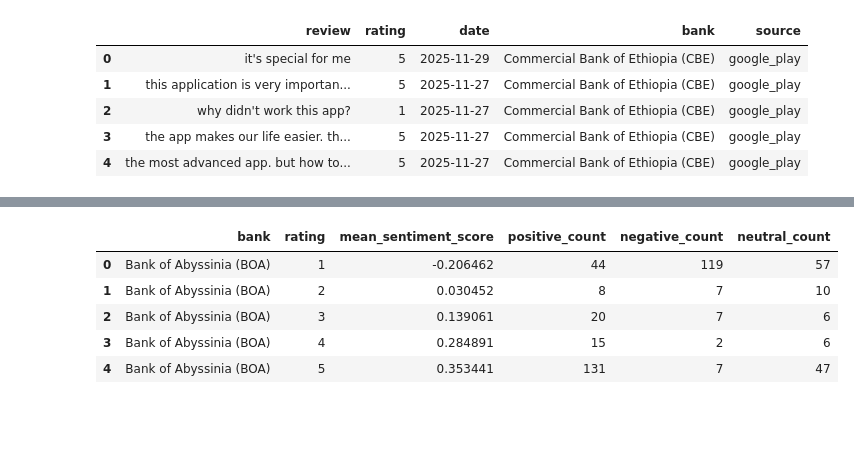
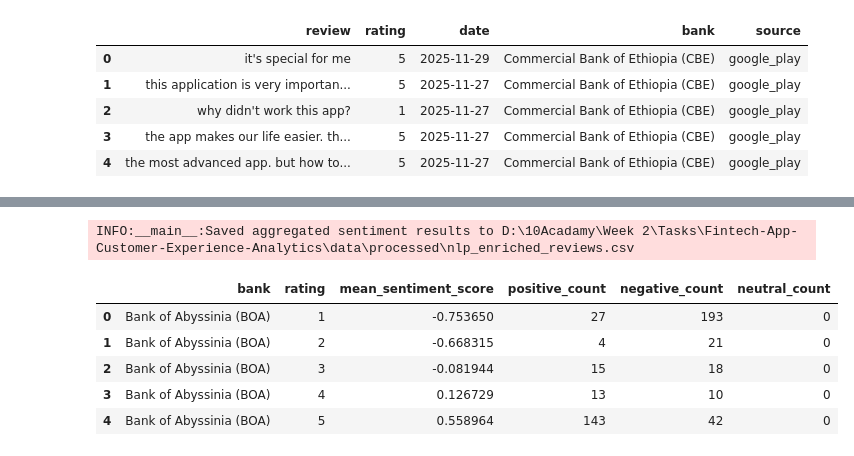
Before and after one commit to tib-dev/Fintech-App-Customer-Experience-Analytics, a Jupyter notebook: notebooks/analysis/sentiment.ipynb, the cells around one changed output, grey strips where cells are left out. Drawn from its saved outputs; the diff is of its cells as text; code cells hidden in the pictures; blank space fills up the shorter version.

Commit message:
update sentiment analysis

```diff
--- a/notebooks/analysis/sentiment.ipynb
+++ b/notebooks/analysis/sentiment.ipynb
@@ -118,0 +81,10 @@ INFO:__main__:Theme mapping complete
+# %%
+# Extract manual rules from YAML
+theme_rules = nlp_cfg["themes"].get("rules", [])
+
+# Build a dict like theme_map
+theme_map = {rule["name"]: rule["keywords"] for rule in theme_rules}
+
+compiled_map = compile_keyword_patterns(theme_map)
+
+logger.info("Compiled theme patterns from YAML")
@@ -218,14 +161,24 @@ INFO:__main__:Saved reviews with themes to D:\10Acadamy\Week 2\Tasks\Fintech-App
-# %%
-agg_df = aggregate_sentiment(df, group_cols=nlp_cfg['sentiment'].get(
-    'aggregate_by', ["bank", "rating"]))
-agg_df.head()
-# %% [output]
-|  | bank | rating | mean_sentiment_score | positive_count | negative_count | neutral_count |
-| 0 | Bank of Abyssinia (BOA) | 1 | -0.206462 | 44 | 119 | 57 |
-| 1 | Bank of Abyssinia (BOA) | 2 | 0.030452 | 8 | 7 | 10 |
-| 2 | Bank of Abyssinia (BOA) | 3 | 0.139061 | 20 | 7 | 6 |
-| 3 | Bank of Abyssinia (BOA) | 4 | 0.284891 | 15 | 2 | 6 |
-| 4 | Bank of Abyssinia (BOA) | 5 | 0.353441 | 131 | 7 | 47 |
+# %%
+# -------------------------
+# Aggregate sentiment per bank/rating
+# -------------------------
+agg_df = aggregate_sentiment(df, group_cols=["bank", "rating"])
+
+enriched_output_path = project_root / \
+    nlp_cfg["output"].get(
+        "enriched_output_path")
+
+df.to_csv(enriched_output_path, index=False)
+logger.info("Saved aggregated sentiment results to %s", enriched_output_path)
+agg_df.head()
+# %% [output]
+INFO:__main__:Saved aggregated sentiment results to D:\10Acadamy\Week 2\Tasks\Fintech-App-Customer-Experience-Analytics\data\processed\nlp_enriched_reviews.csv
+|  | bank | rating | mean_sentiment_score | positive_count | negative_count | neutral_count |
+| 0 | Bank of Abyssinia (BOA) | 1 | -0.753650 | 27 | 193 | 0 |
+| 1 | Bank of Abyssinia (BOA) | 2 | -0.668315 | 4 | 21 | 0 |
+| 2 | Bank of Abyssinia (BOA) | 3 | -0.081944 | 15 | 18 | 0 |
+| 3 | Bank of Abyssinia (BOA) | 4 | 0.126729 | 13 | 10 | 0 |
+| 4 | Bank of Abyssinia (BOA) | 5 | 0.558964 | 143 | 42 | 0 |
 # %%
 # Plot sentiment distribution
 plot_sentiment_distribution(df, sentiment_col="sentiment_label")
```
Also changed, not shown: parts of 12 cells of this notebook.
